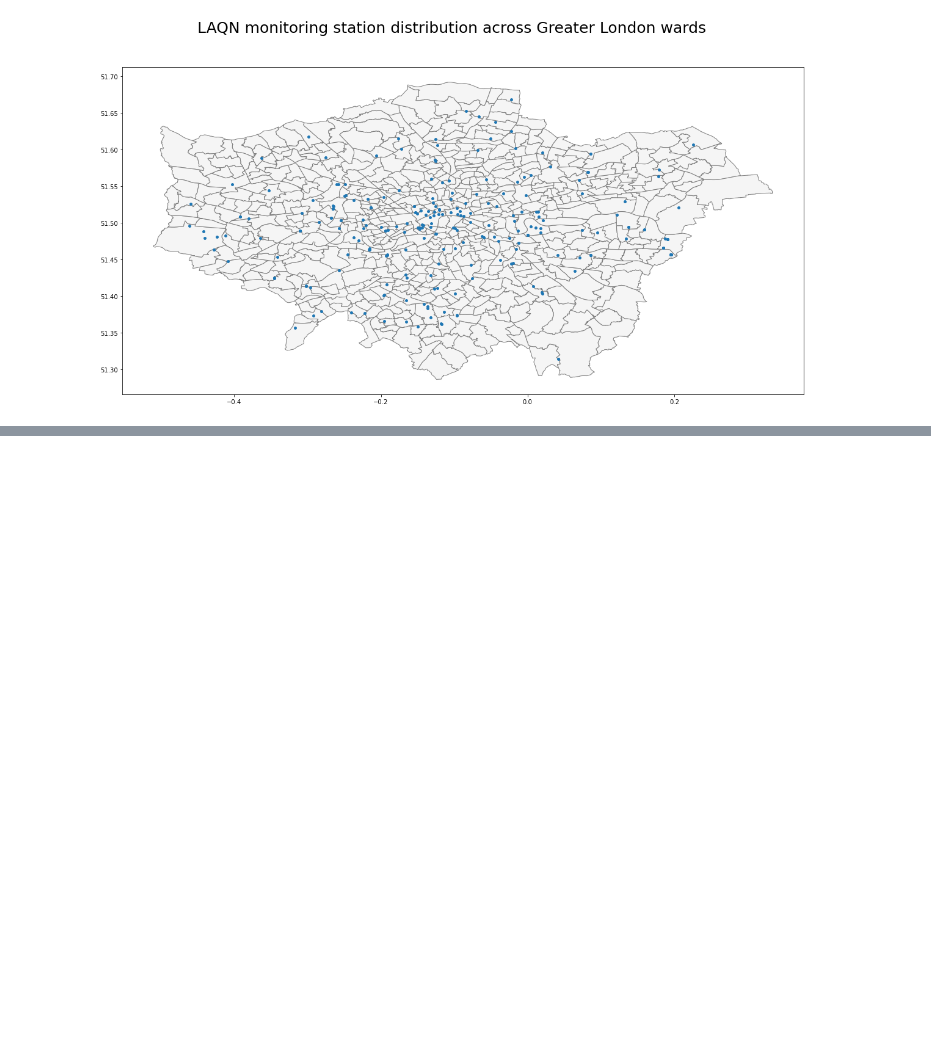
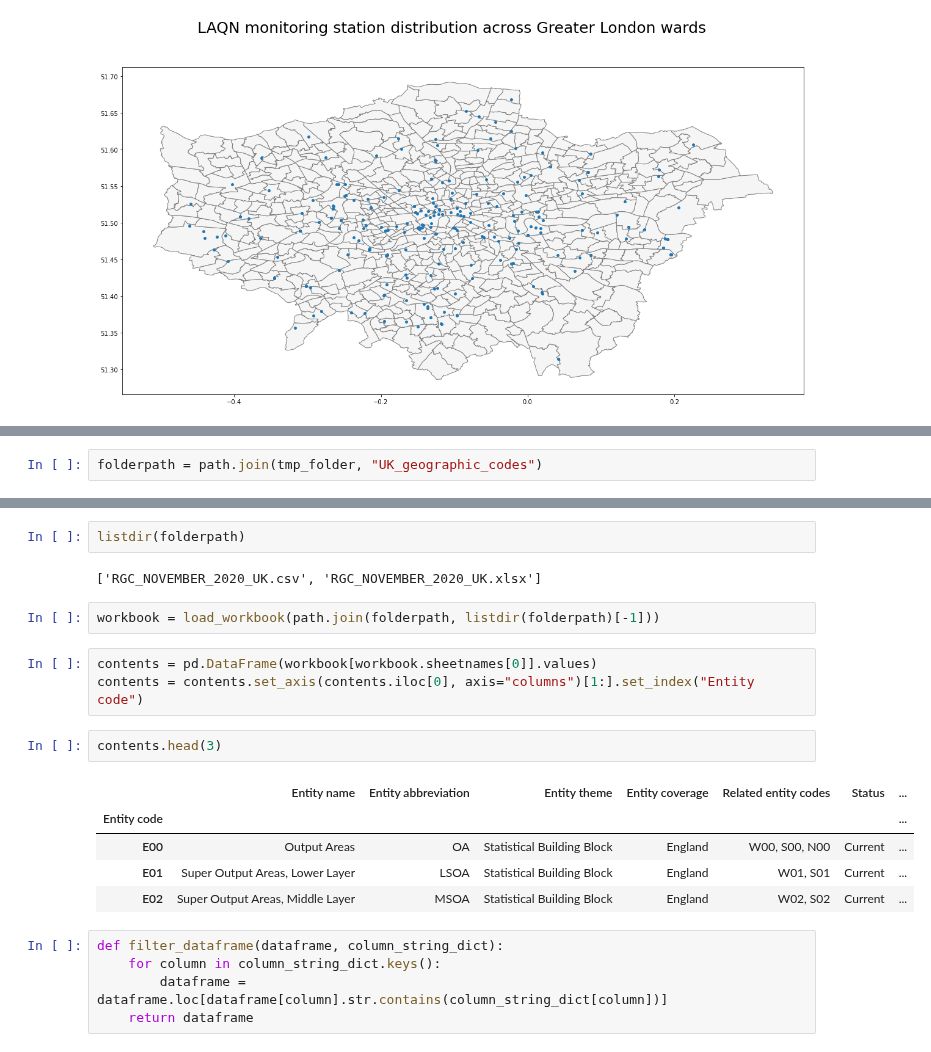
Before and after one commit to michellewl/AQmortality, a Jupyter notebook: LAQN_GDHI.ipynb, the cells around one changed output, grey strips where cells are left out. Saved outputs shown, nothing was run; the diff lists cells and outputs as text; blank space fills up the shorter version.

```diff
--- a/LAQN_GDHI.ipynb
+++ b/LAQN_GDHI.ipynb
@@ -133,0 +148,2 @@ plot_on_map(site_gdf, london_wards_gdf,
+# %%
+folderpath = path.join(tmp_folder, "UK_geographic_codes")
@@ -133,0 +157,22 @@ plot_on_map(site_gdf, london_wards_gdf,
+# %%
+listdir(folderpath)
+# %% [output]
+['RGC_NOVEMBER_2020_UK.csv', 'RGC_NOVEMBER_2020_UK.xlsx']
+# %%
+workbook = load_workbook(path.join(folderpath, listdir(folderpath)[-1]))
+# %%
+contents = pd.DataFrame(workbook[workbook.sheetnames[0]].values)
+contents = contents.set_axis(contents.iloc[0], axis="columns")[1:].set_index("Entity code")
+# %%
+contents.head(3)
+# %% [output]
+|  | Entity name | Entity abbreviation | Entity theme | Entity coverage | Related entity codes | Status | ... |
+| Entity code |  |  |  |  |  |  | ... |
+| E00 | Output Areas | OA | Statistical Building Block | England | W00, S00, N00 | Current | ... |
+| E01 | Super Output Areas, Lower Layer | LSOA | Statistical Building Block | England | W01, S01 | Current | ... |
+| E02 | Super Output Areas, Middle Layer | MSOA | Statistical Building Block | England | W02, S02 | Current | ... |
+# %%
+def filter_dataframe(dataframe, column_string_dict):
+    for column in column_string_dict.keys():
+        dataframe = dataframe.loc[dataframe[column].str.contains(column_string_dict[column])]
+    return dataframe
```
Also changed, not shown: parts of 17 cells of this notebook, 1 other file.
